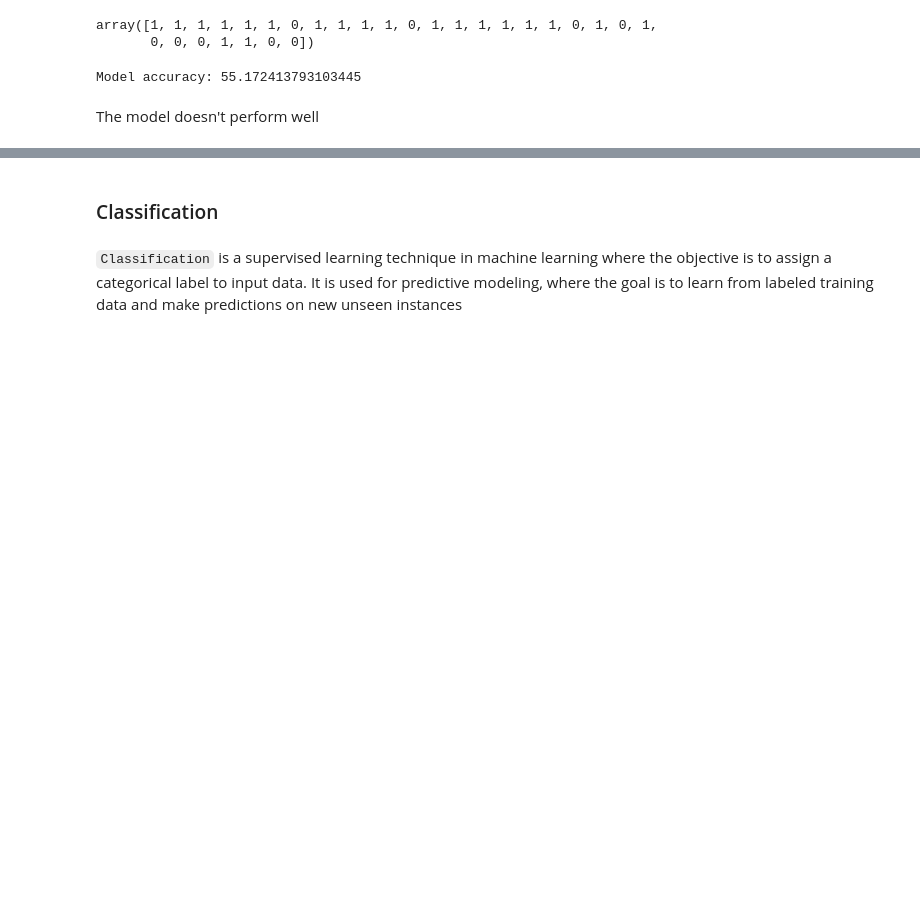
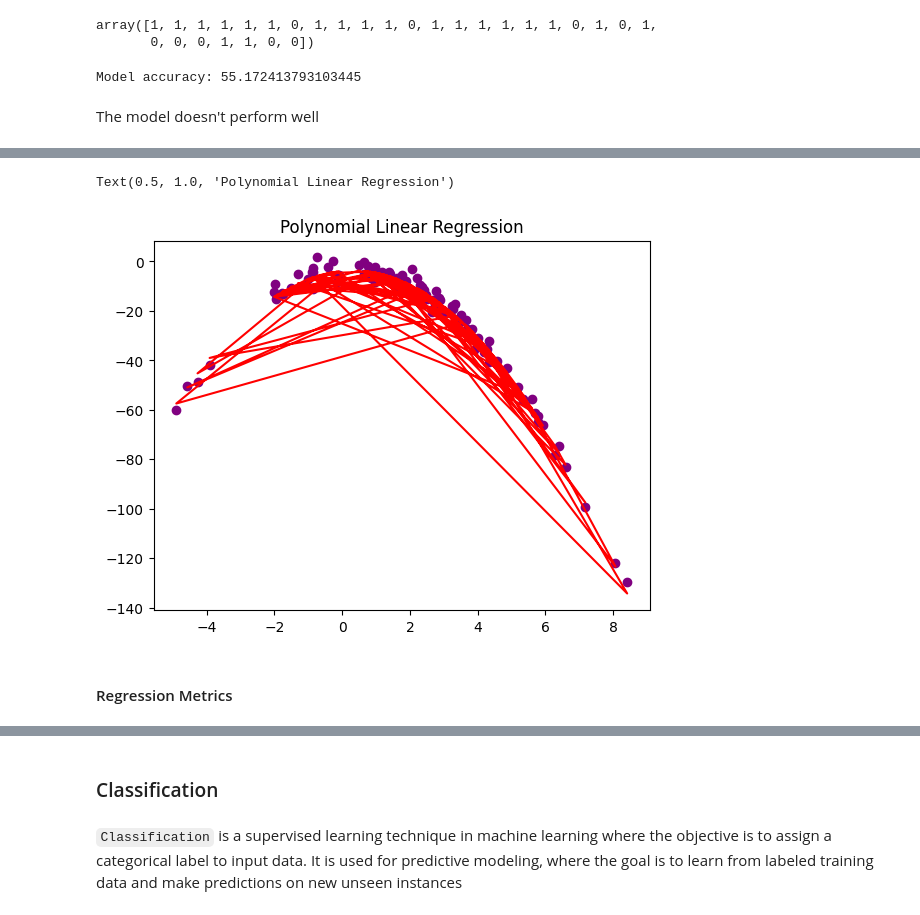
Before and after one commit to mmaazkhanhere/genai-learning-repo, a Jupyter notebook: machine-learning-course/course.ipynb, the cells around one changed output, grey strips where cells are left out. Saved outputs shown, nothing was run; the diff lists cells and outputs as text; code cells hidden in the pictures; blank space fills up the shorter version.

```diff
--- a/machine-learning-course/course.ipynb
+++ b/machine-learning-course/course.ipynb
@@ -502,0 +915,9 @@ The model doesn't perform well
+# %%
+plt.scatter(X, y, color='purple')
+plt.plot(X, y_pred, color='red')
+plt.title('Polynomial Linear Regression')
+# %% [output]
+Text(0.5, 1.0, 'Polynomial Linear Regression')
+[figure, added]
+# %% [markdown]
+#### Regression Metrics
```
Also changed, not shown: parts of 124 cells of this notebook.
